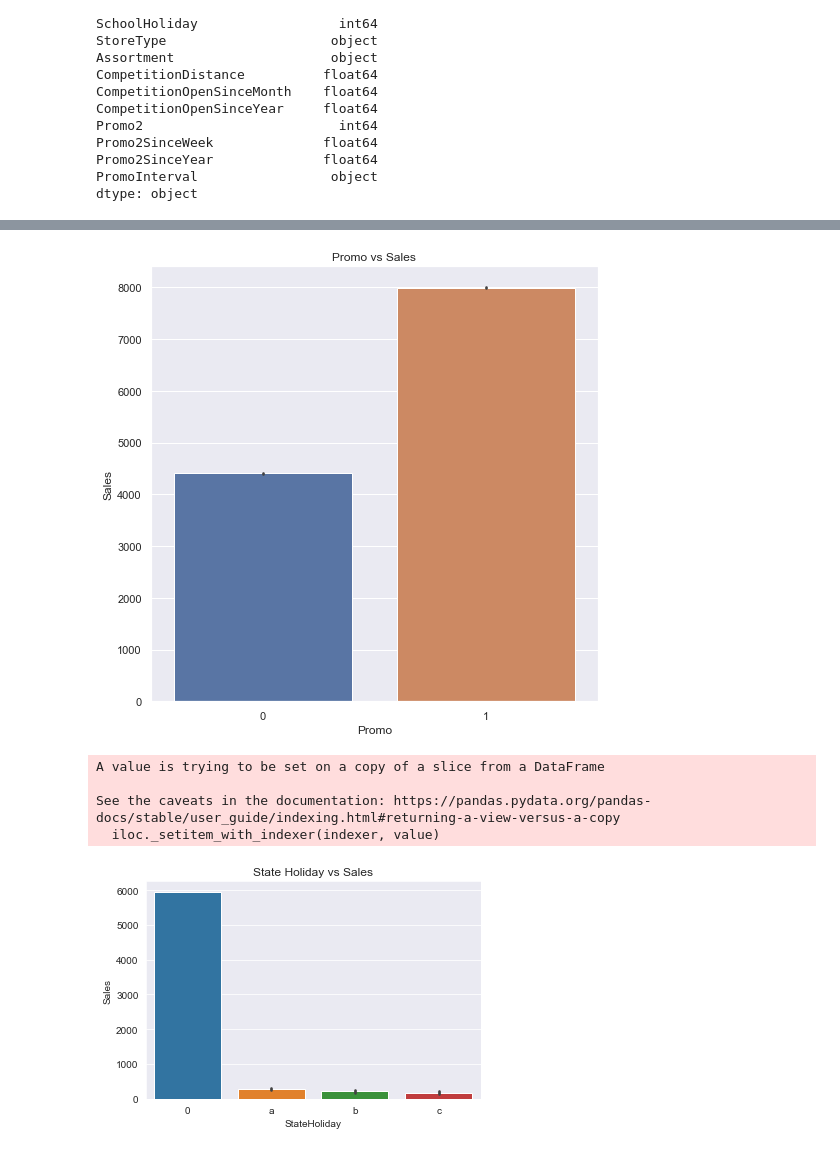
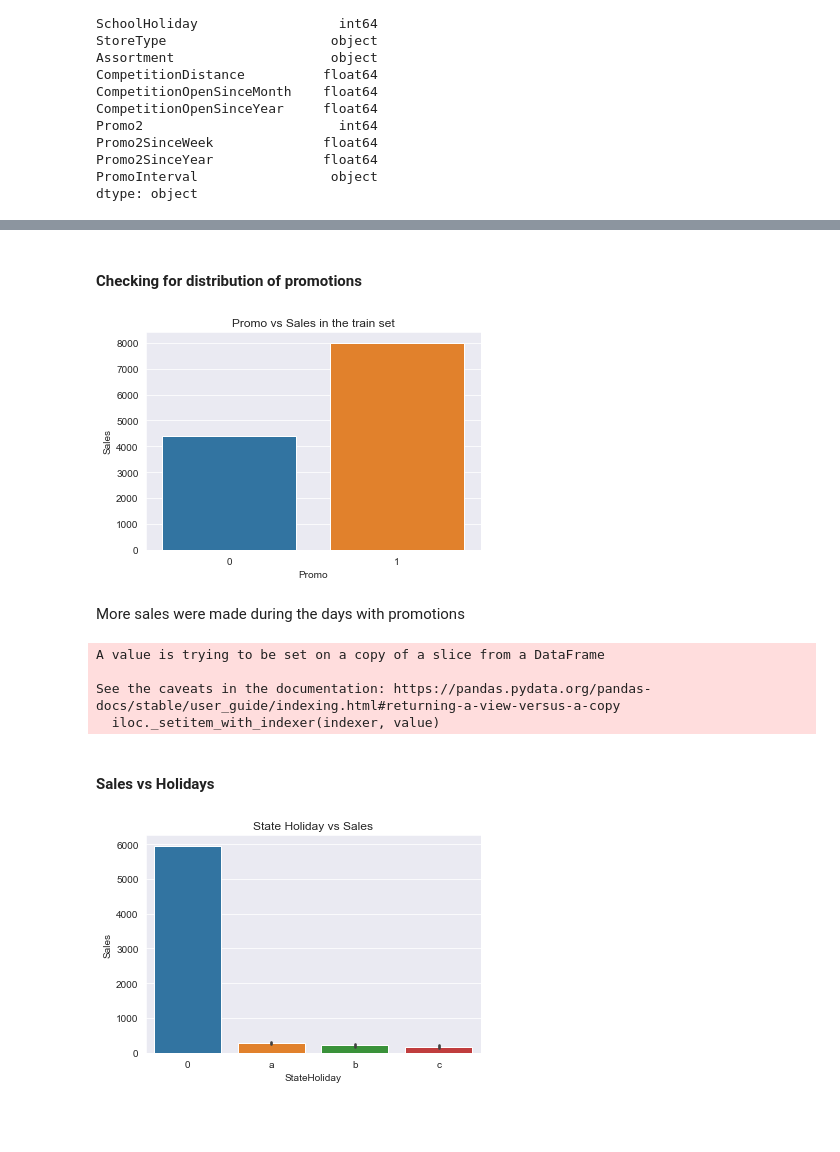
Before and after one commit to wakura-mbuya/Pharmaceutical-Sales-prediction, a Jupyter notebook: notebooks/EDA.ipynb, the cells around one changed output, grey strips where cells are left out. Saved outputs shown, nothing was run; the diff lists cells and outputs as text; code cells hidden in the pictures; blank space fills up the shorter version.

```diff
--- a/notebooks/EDA.ipynb
+++ b/notebooks/EDA.ipynb
@@ -212,11 +99,0 @@ dtype: int64
-# %%
-imp = SimpleImputer(missing_values = np.nan, strategy="median")
-combined_train_df['CompetitionDistance'] = imp.fit_transform(combined_train_df[['CompetitionDistance']])
-# %%
-combined_train_df['CompetitionOpenSinceMonth'] = imp.fit_transform(combined_train_df[['CompetitionOpenSinceMonth']])
-combined_train_df['CompetitionOpenSinceYear'] = imp.fit_transform(combined_train_df[['CompetitionOpenSinceYear']])
-combined_train_df['Promo2SinceWeek'] = imp.fit_transform(combined_train_df[['Promo2SinceWeek']])
-combined_train_df['Promo2SinceYear'] = imp.fit_transform(combined_train_df[['Promo2SinceYear']])
-# %%
-imp = SimpleImputer(missing_values = np.nan, strategy="most_frequent")
-combined_train_df['PromoInterval'] = imp.fit_transform(combined_train_df[['PromoInterval']])
@@ -301,10 +100,14 @@ dtype: int64
+# %% [markdown]
+#### Checking for distribution of promotions
 # %%
 # Sales with respect to Promo in train dataset
-sns.barplot(x='Promo', y='Sales', data=combined_train_df).set(title='Promo vs Sales')
+sns.barplot(x='Promo', y='Sales', data=combined_train_df).set(title='Promo vs Sales in the train set')
 sns.set(rc={'figure.figsize':(8,6)})
 plt.show()
 # %% [output]
-[figure, old version]
+[figure, new version]
+# %% [markdown]
+More sales were made during the days with promotions
 # %%
 # StateHoliday column has values 0 & "0", So, we need to change values with 0 to "0"
 combined_train_df["StateHoliday"].loc[combined_train_df["StateHoliday"] == 0] = "0"
@@ -313,6 +116,8 @@ A value is trying to be set on a copy of a slice from a DataFrame
 
 See the caveats in the documentation: https://pandas.pydata.org/pandas-docs/stable/user_guide/indexing.html#returning-a-view-versus-a-copy
   iloc._setitem_with_indexer(indexer, value)
+# %% [markdown]
+#### Sales vs Holidays
 # %%
 # Sales with respect to State Holiday
 sns.barplot(x='StateHoliday', y='Sales', data=combined_train_df).set(title='State Holiday vs Sales')
```
Also changed, not shown: parts of 33 cells of this notebook, 2 other files.
